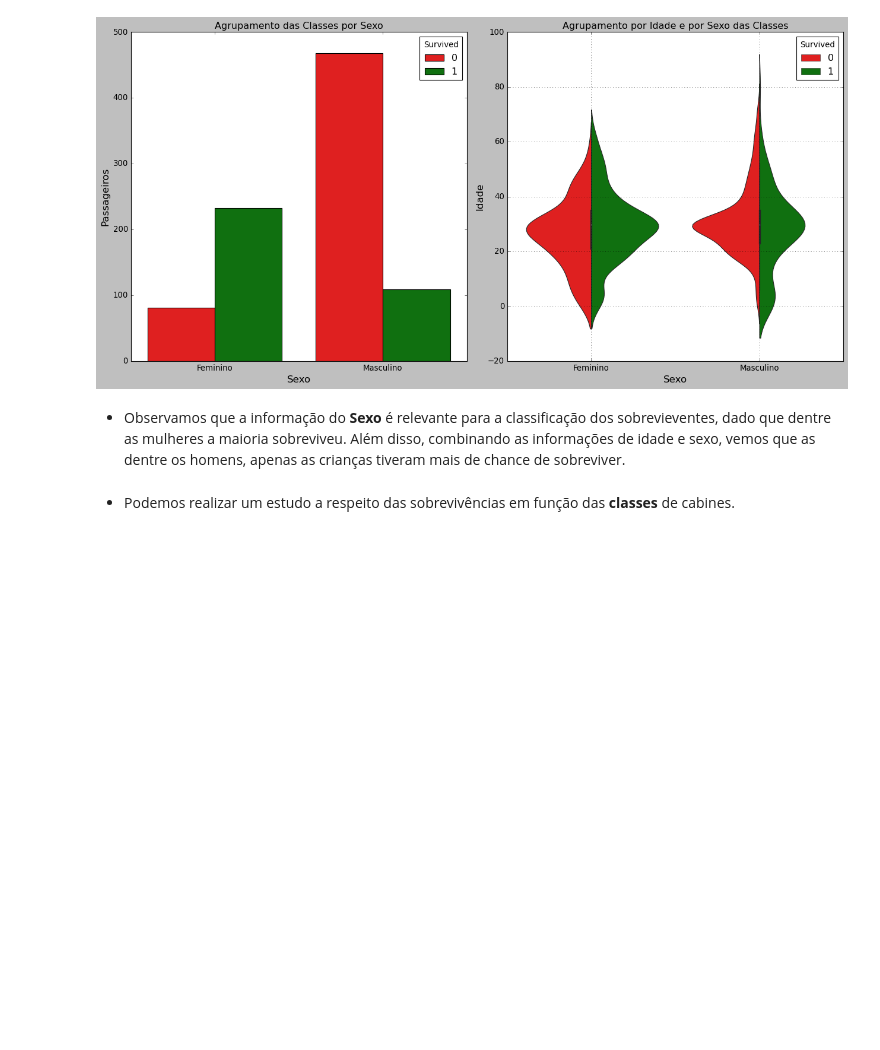
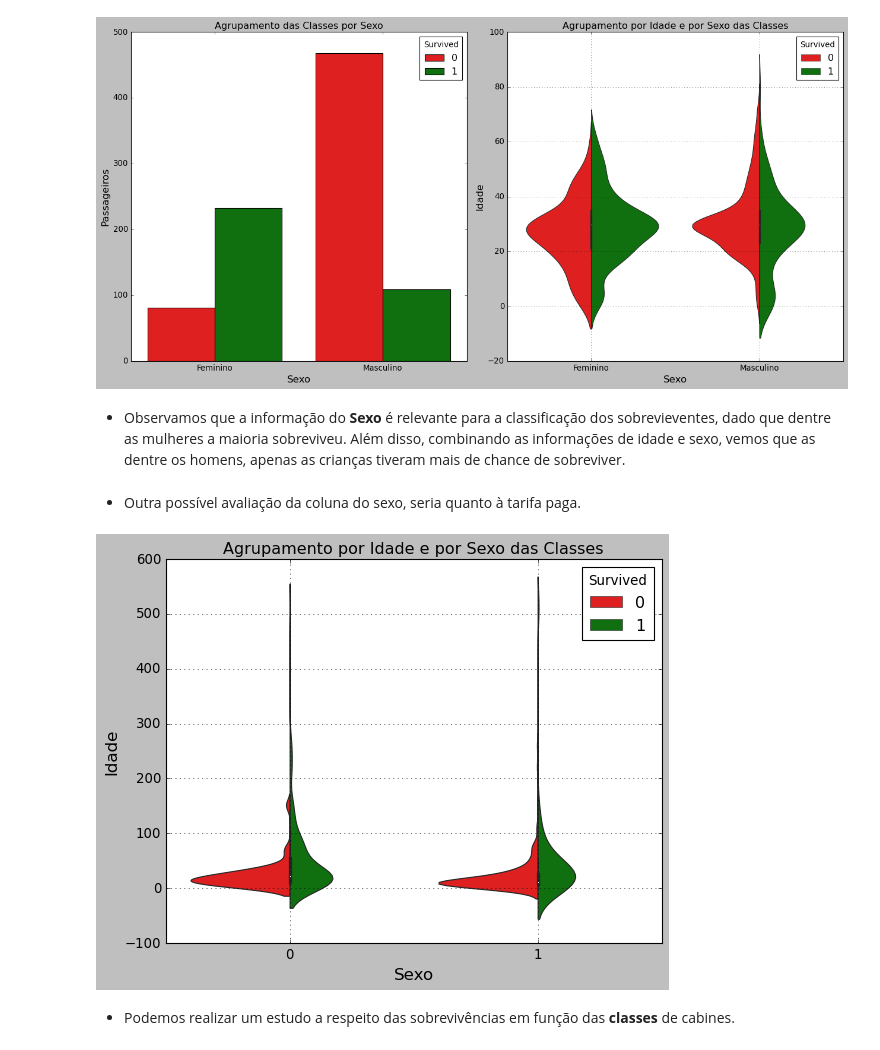
Before and after one commit to Edmurcn/Titanic, a Jupyter notebook: Passo-1.ipynb, the cells around one changed output. Saved outputs shown, nothing was run; the diff lists cells and outputs as text; code cells hidden in the pictures; blank space fills up the shorter version.

```diff
--- a/Passo-1.ipynb
+++ b/Passo-1.ipynb
@@ -227,6 +227,21 @@ plt.show()
 [figure]
 # %% [markdown]
 - Observamos que a informação do **Sexo** é relevante para a classificação dos sobrevieventes, dado que dentre as mulheres a maioria sobreviveu. Além disso, combinando as informações de idade e sexo, vemos que as dentre os homens, apenas as crianças tiveram mais de chance de sobreviver.
+# %% [markdown]
+- Outra possível avaliação da coluna do sexo, seria quanto à tarifa paga.
+# %%
+plt.figure(figsize=(8,6))
+
+sns.violinplot(data=df_train, x="Sex_male", y="Fare", hue="Survived", split=True, palette={0: "red", 1: "green"})
+plt.xlabel("Sexo", fontsize=15)
+plt.ylabel("Idade", fontsize=15)
+plt.title("Agrupamento por Idade e por Sexo das Classes")
+plt.xticks([0, 1])
+#plt.xticklabels(["Feminino", "Masculino"])
+plt.grid(True)
+plt.show()
+# %% [output]
+[figure, added]
 # %% [markdown]
 - Podemos realizar um estudo a respeito das sobrevivências em função das **classes** de cabines.
 # %%
```
Also changed, not shown: 1 other file.
